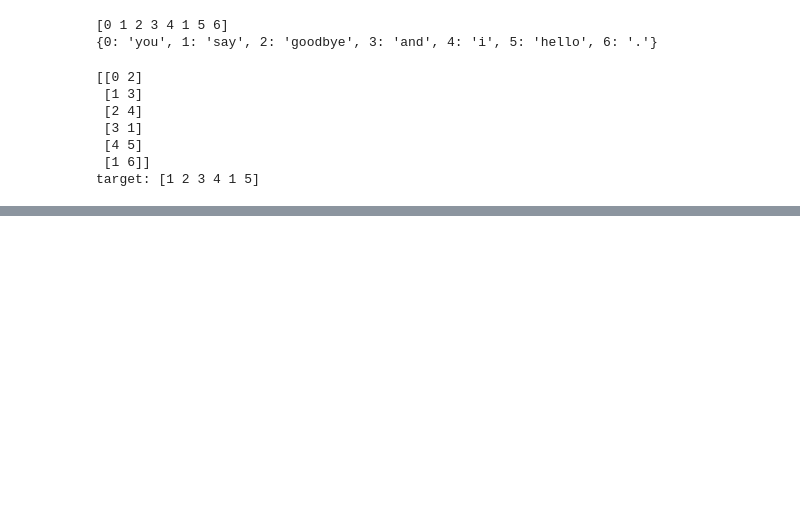
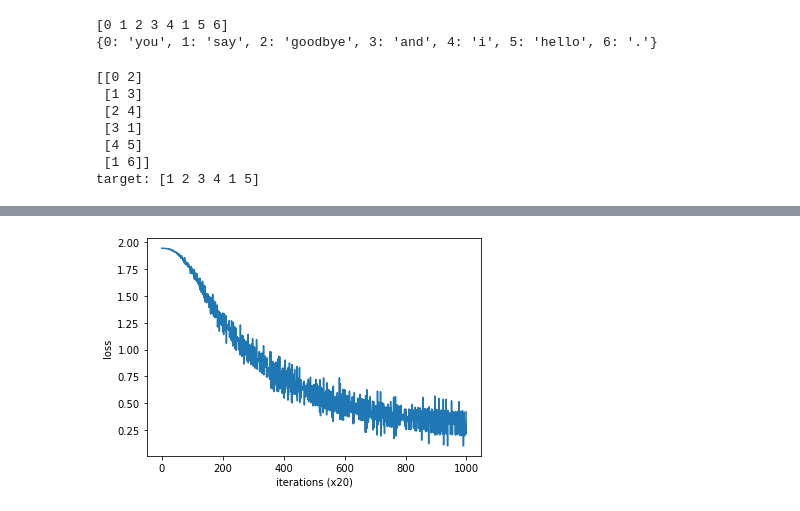
Before and after one commit to ju-ki/Deep_learning_from_scratch_2, a Jupyter notebook: word2vec.ipynb, the cells around one changed output, grey strips where cells are left out. Cells and saved outputs as stored; diff of their text form; code cells hidden in the pictures; blank space fills up the shorter version.

Commit message:
finished chapter2.(CBOW_model and skip-gram_model)

```diff
--- a/word2vec.ipynb
+++ b/word2vec.ipynb
@@ -108,0 +151,24 @@ contexts = convert_one_hot(contexts, vocab_size)
+# %%
+from common.trainer import Trainer
+from common.optimizer import Adam
+
+window_size = 1
+hidden_size = 5
+batch_size = 3
+max_epoch = 1000
+
+text = "You say goodbye and I say hello."
+corpus, word_to_id, id_to_word = preprocess(text)
+
+vocab_size = len(word_to_id)
+contexts, target = create_contexts_target(corpus, window_size)
+target = convert_one_hot(target, vocab_size)
+contexts = convert_one_hot(contexts, vocab_size)
+
+model = SimpleCBOW(vocab_size, hidden_size)
+optimizer = Adam()
+trainer = Trainer(model, optimizer)
+
+trainer.fit(contexts, target, max_epoch, batch_size)
+trainer.plot()
+# %% [output]
@@ -108,0 +192 @@ contexts = convert_one_hot(contexts, vocab_size)
+[figure, added]
```
Also changed, not shown: parts of 8 cells of this notebook.
